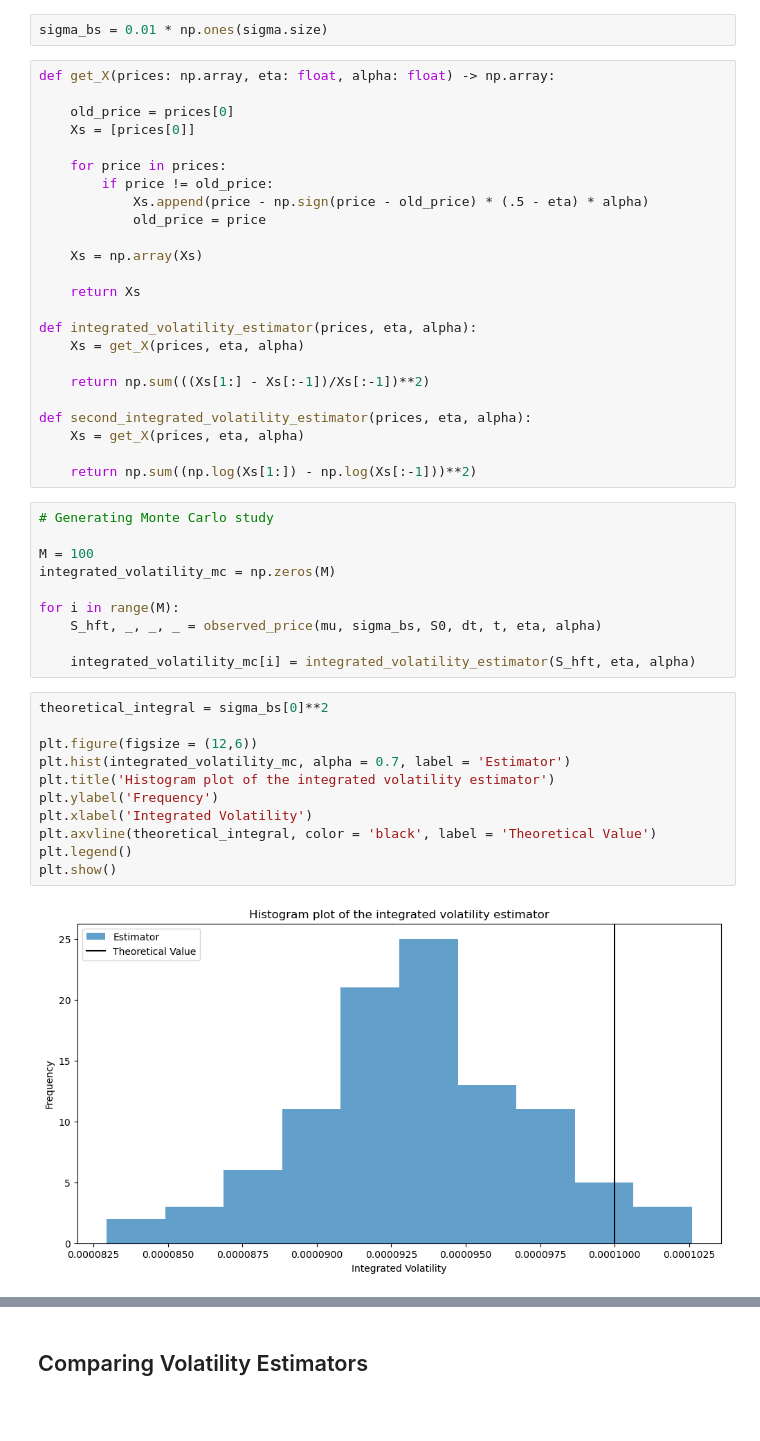
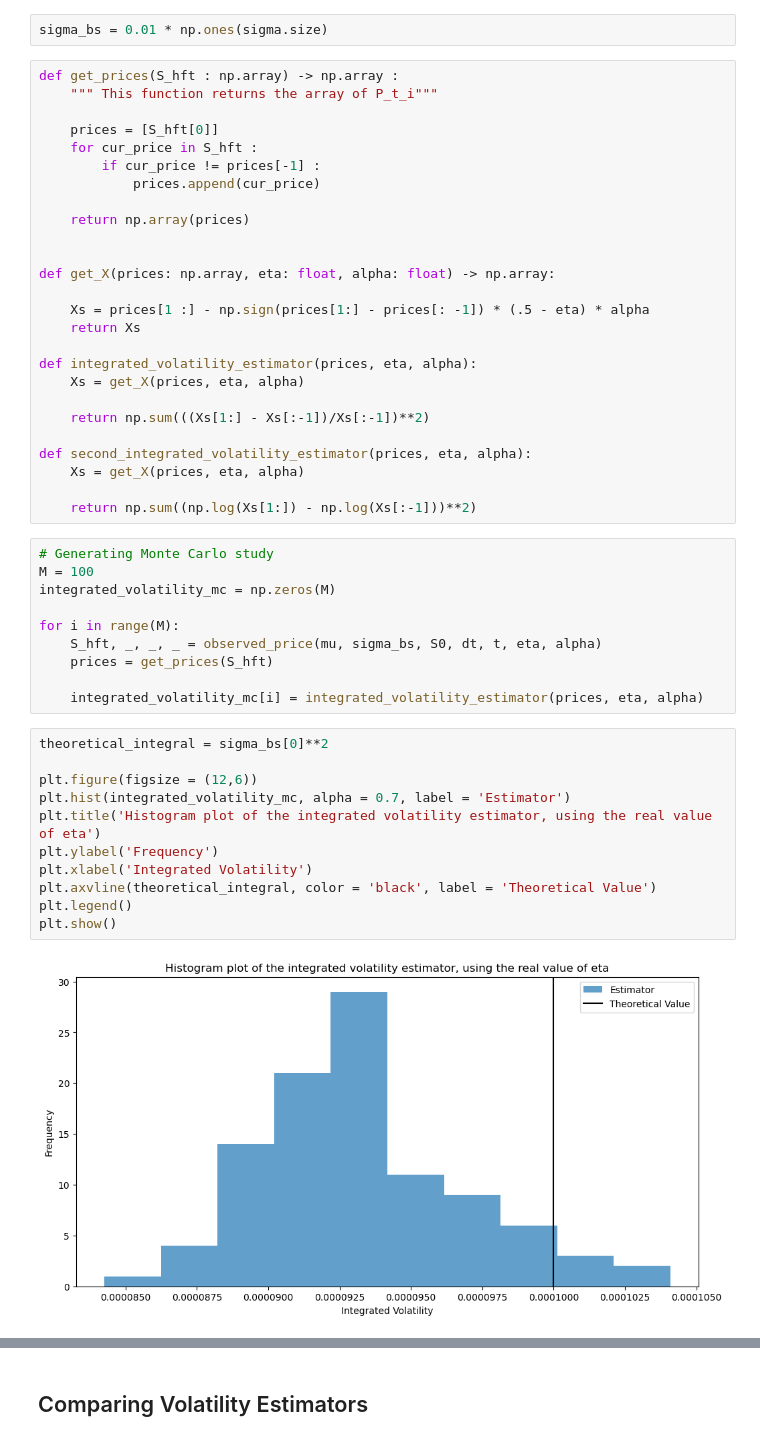
Before and after one commit to nicolassinott/HFT, a Jupyter notebook: notebooks/Uncertainty_zones/model.ipynb, the cells around one changed output, grey strips where cells are left out. Drawn from its saved outputs; the diff is of its cells as text; blank space fills up the shorter version.

```diff
--- a/notebooks/Uncertainty_zones/model.ipynb
+++ b/notebooks/Uncertainty_zones/model.ipynb
@@ -213,18 +213,20 @@ Here we study a volatility that is constant.
 # %%
 sigma_bs = 0.01 * np.ones(sigma.size)
 # %%
+def get_prices(S_hft : np.array) -> np.array :
+    """ This function returns the array of P_t_i"""
+
+    prices = [S_hft[0]]
+    for cur_price in S_hft :
+        if cur_price != prices[-1] :
+            prices.append(cur_price)
+
+    return np.array(prices)
+
+
 def get_X(prices: np.array, eta: float, alpha: float) -> np.array:
 
-    old_price = prices[0]
-    Xs = [prices[0]]
-
-    for price in prices:
-        if price != old_price:
-            Xs.append(price - np.sign(price - old_price) * (.5 - eta) * alpha)
-            old_price = price
-
-    Xs = np.array(Xs)
-
+    Xs = prices[1 :] - np.sign(prices[1:] - prices[: -1]) * (.5 - eta) * alpha
     return Xs
 
 def integrated_volatility_estimator(prices, eta, alpha):
@@ -238,27 +240,27 @@ def second_integrated_volatility_estimator(prices, eta, alpha):
     return np.sum((np.log(Xs[1:]) - np.log(Xs[:-1]))**2)
 # %%
 # Generating Monte Carlo study
-
 M = 100
 integrated_volatility_mc = np.zeros(M)
 
 for i in range(M):
     S_hft, _, _, _ = observed_price(mu, sigma_bs, S0, dt, t, eta, alpha)
+    prices = get_prices(S_hft)
 
-    integrated_volatility_mc[i] = integrated_volatility_estimator(S_hft, eta, alpha)
+    integrated_volatility_mc[i] = integrated_volatility_estimator(prices, eta, alpha)
 # %%
 theoretical_integral = sigma_bs[0]**2
 
 plt.figure(figsize = (12,6))
 plt.hist(integrated_volatility_mc, alpha = 0.7, label = 'Estimator')
-plt.title('Histogram plot of the integrated volatility estimator')
+plt.title('Histogram plot of the integrated volatility estimator, using the real value of eta')
 plt.ylabel('Frequency')
 plt.xlabel('Integrated Volatility')
 plt.axvline(theoretical_integral, color = 'black', label = 'Theoretical Value')
 plt.legend()
 plt.show()
 # %% [output]
-[figure, old version]
+[figure, new version]
 # %%
 # Generating Monte Carlo study
 
```
Also changed, not shown: parts of 22 cells of this notebook.
